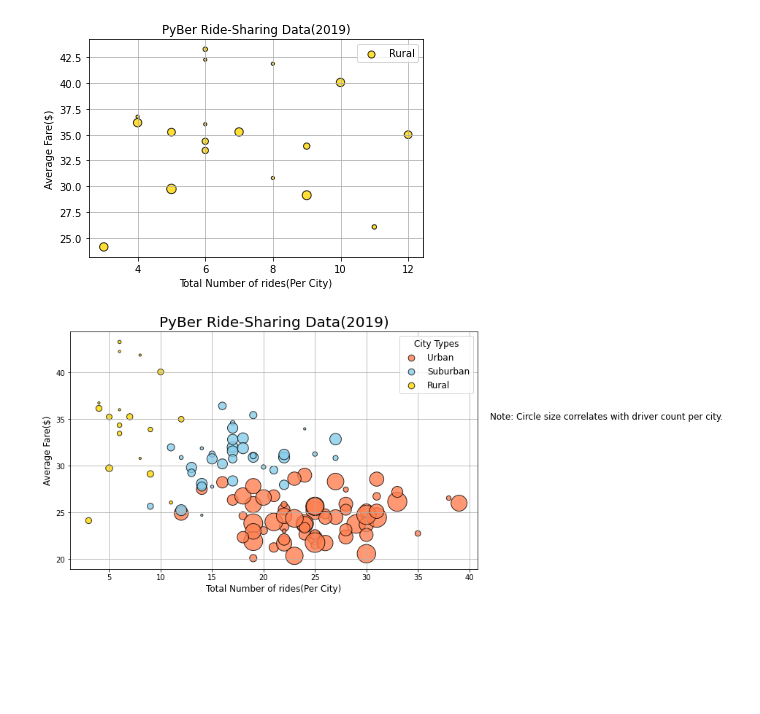
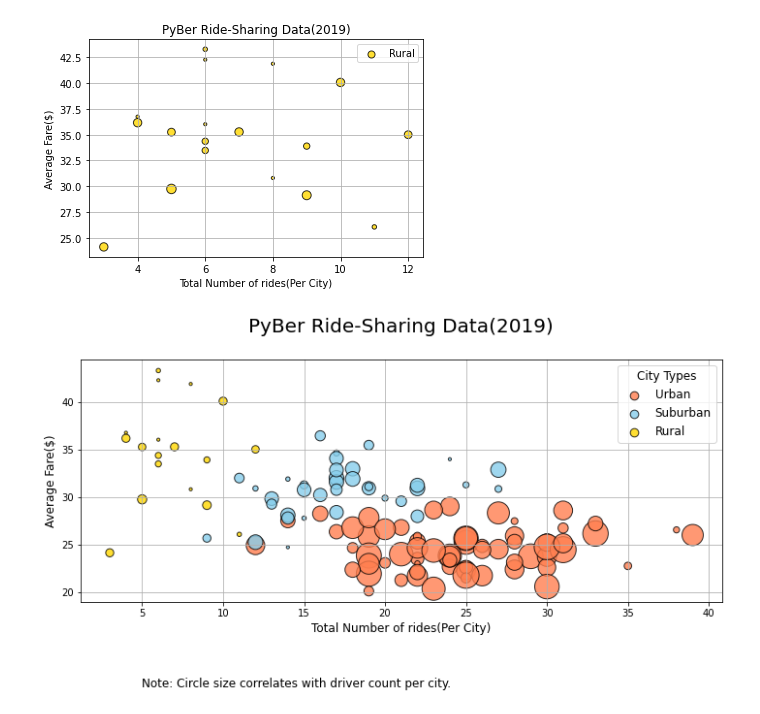
Before and after one commit to Shuchihsu/PyBer_Analysis, a Jupyter notebook: pyBer.ipynb, the cells around one changed output. Cells and saved outputs as stored; diff of their text form; code cells hidden in the pictures; blank space fills up the shorter version.

```diff
--- a/pyBer.ipynb
+++ b/pyBer.ipynb
@@ -128,8 +128,8 @@ rural_cities_df.head()
 | 2254 | Lake Latoyabury | 2019-05-06 08:57:56 | 51.80 | 4018025271936 | 2 | Rural |
 # %%
 # Get the number of rides for urban cities.
-urban_city_count = urban_cities_df.groupby(['city']).count()['ride_id']
-urban_city_count.head()
+urban_ride_count = urban_cities_df.groupby(['city']).count()['ride_id']
+urban_ride_count.head()
 # %% [output]
 city
 Amandaburgh        18
@@ -140,8 +140,8 @@ Deanville          19
 Name: ride_id, dtype: int64
 # %%
 # Get the number of rides for Rural cities.
-rural_city_count = rural_cities_df.groupby(['city']).count()['ride_id']
-rural_city_count.head()
+rural_ride_count = rural_cities_df.groupby(['city']).count()['ride_id']
+rural_ride_count.head()
 # %% [output]
 city
 Bradshawfurt      10
@@ -152,8 +152,8 @@ Lake Jamie         6
 Name: ride_id, dtype: int64
 # %%
 # Get the number of rides for urban cities.
-suburban_city_count = suburban_cities_df.groupby(['city']).count()['ride_id']
-suburban_city_count.head()
+suburban_ride_count = suburban_cities_df.groupby(['city']).count()['ride_id']
+suburban_ride_count.head()
 # %% [output]
 city
 Barronchester    16
@@ -283,43 +283,43 @@ plt.show()
 # %% [output]
 [figure]
 # %%
-# Build the scatter plots for urban cities.
+### Build the scatter plots for urban cities.
 plt.subplots(figsize=(10,6))
-plt.scatter(urban_city_count,
+plt.scatter(urban_ride_count,
             urban_avg_fare, s=10*urban_driver_count,edgecolor ='k',linewidth=1,c="coral", alpha=0.8,label="Urban" )
 
 # Build the scatter plots for suburban cities.
-plt.scatter(suburban_city_count,
+plt.scatter(suburban_ride_count,
             suburban_avg_fare, s=10*suburban_driver_count,edgecolor ='k',linewidth=1,c="skyblue", alpha=0.8,label="Suburban" )
 
 
 # Build the scatter plots for rural cities.
-plt.scatter(rural_city_count,
+plt.scatter(rural_ride_count,
             rural_avg_fare, s=10*rural_driver_count,edgecolor ='k',linewidth=1,c="gold", alpha=0.8,label="Rural" )
 
 # Incorporate the other graph properties
 # add title
-plt.title('PyBer Ride-Sharing Data(2019)',fontsize=20)
+plt.title('PyBer Ride-Sharing Data(2019)\n ',fontsize=20)
 # Add labels
 plt.xlabel('Total Number of rides(Per City)',fontsize=12)
 plt.ylabel('Average Fare($)',fontsize=12)
 # Add grid
 plt.grid()
 # Create a legend
 # Urban suburban and rural fontsize
 lgnd = plt.legend(fontsize="12",
           mode="Expended",scatterpoints=1,loc=0, title="City Types")
 # marker size
 lgnd.legendHandles[0]._sizes = [75]
 lgnd.legendHandles[1]._sizes = [75]
 lgnd.legendHandles[2]._sizes = [75]
 # Title(City Types) fonsize
 lgnd.get_title().set_fontsize(12)
 # Incorporate a text label about circle size.
-plt.text(42, 35, "Note: Circle size correlates with driver count per city.", fontsize="12")
-
+plt.text(5, 10, "Note: Circle size correlates with driver count per city.", fontsize="12")
+plt.tight_layout()
 # Save the figure.
-plt.savefig("analysis/Fig1.png")
+plt.savefig("analysis/Fig1.jpg")
 plt.show()
 # %% [output]
-[figure, old version]
+[figure, new version]
```
Also changed, not shown: parts of 23 cells of this notebook, 2 other files.
